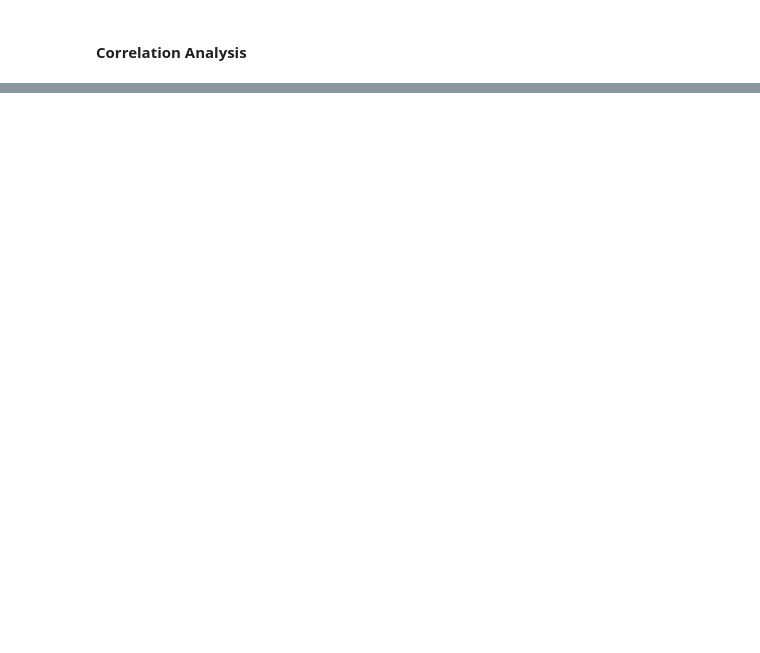
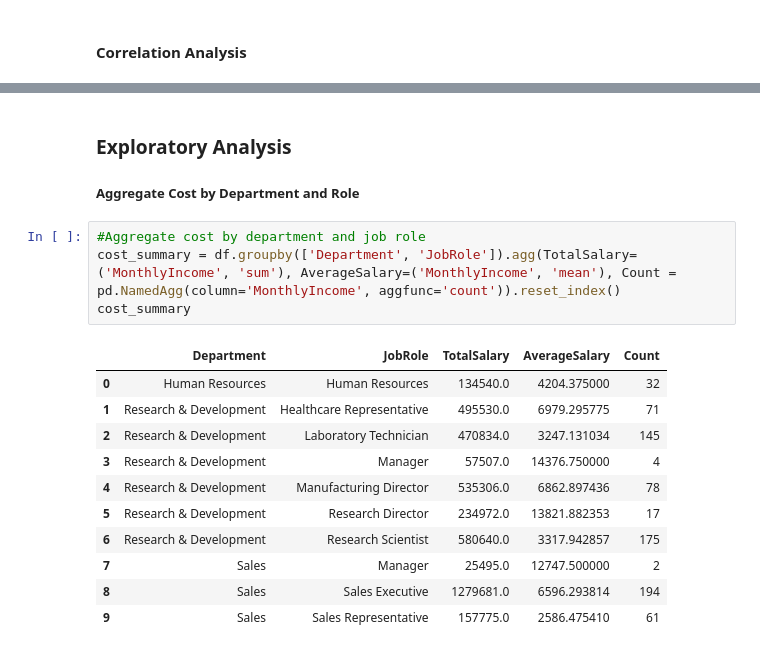
Before and after one commit to SongChenyi/SongChenyi, a Jupyter notebook: HR anaylsis practice/HRBudegeOptimization.ipynb, the cells around one changed output, grey strips where cells are left out. Drawn from its saved outputs; the diff is of its cells as text; blank space fills up the shorter version.

```diff
--- a/HR anaylsis practice/HRBudegeOptimization.ipynb
+++ b/HR anaylsis practice/HRBudegeOptimization.ipynb
@@ -208,0 +243,19 @@ plt.show()
+# %% [markdown]
+### Exploratory Analysis
+##### Aggregate Cost by Department and Role
+# %%
+#Aggregate cost by department and job role
+cost_summary = df.groupby(['Department', 'JobRole']).agg(TotalSalary=('MonthlyIncome', 'sum'), AverageSalary=('MonthlyIncome', 'mean'), Count = pd.NamedAgg(column='MonthlyIncome', aggfunc='count')).reset_index()
+cost_summary
+# %% [output]
+|  | Department | JobRole | TotalSalary | AverageSalary | Count |
+| 0 | Human Resources | Human Resources | 134540.0 | 4204.375000 | 32 |
+| 1 | Research & Development | Healthcare Representative | 495530.0 | 6979.295775 | 71 |
+| 2 | Research & Development | Laboratory Technician | 470834.0 | 3247.131034 | 145 |
+| 3 | Research & Development | Manager | 57507.0 | 14376.750000 | 4 |
+| 4 | Research & Development | Manufacturing Director | 535306.0 | 6862.897436 | 78 |
+| 5 | Research & Development | Research Director | 234972.0 | 13821.882353 | 17 |
+| 6 | Research & Development | Research Scientist | 580640.0 | 3317.942857 | 175 |
+| 7 | Sales | Manager | 25495.0 | 12747.500000 | 2 |
+| 8 | Sales | Sales Executive | 1279681.0 | 6596.293814 | 194 |
+| 9 | Sales | Sales Representative | 157775.0 | 2586.475410 | 61 |
```
Also changed, not shown: parts of 20 cells of this notebook.
